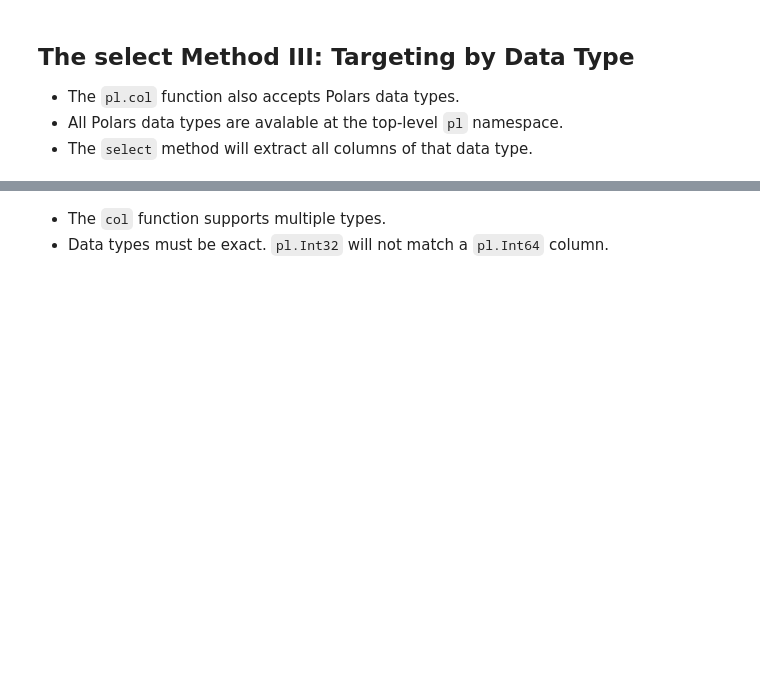
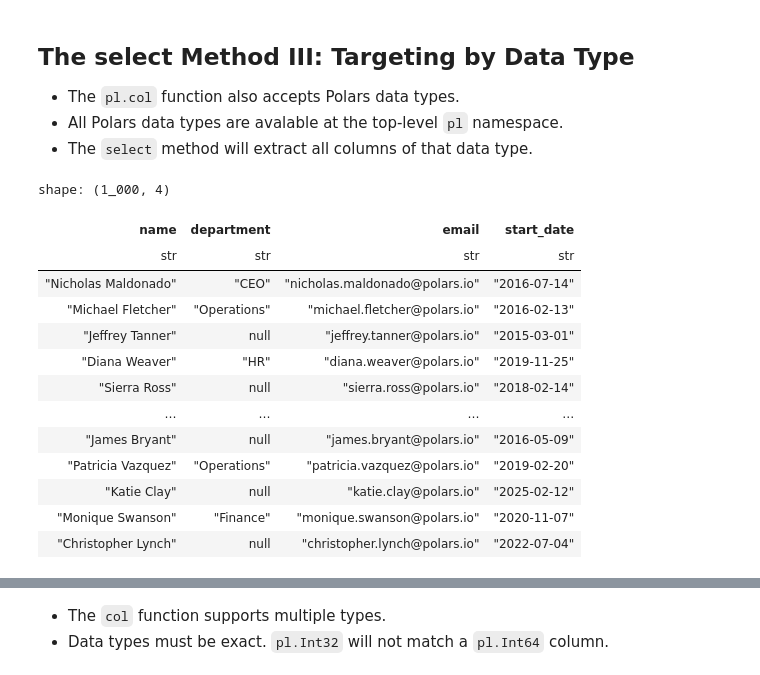
Before and after one commit to yaowenqiang/Data-Analysis-with-Polars-and-Python, a Jupyter notebook: incomplete/04 - DataFrames I.ipynb, the cells around one changed output, grey strips where cells are left out. Cells and saved outputs as stored; diff of their text form; code cells hidden in the pictures; blank space fills up the shorter version.

```diff
--- a/incomplete/04 - DataFrames I.ipynb
+++ b/incomplete/04 - DataFrames I.ipynb
@@ -551,3 +551,20 @@ shape: (1, 3)
 - The `pl.col` function also accepts Polars data types.
 - All Polars data types are avalable at the top-level `pl` namespace.
 - The `select` method will extract all columns of that data type.
+# %%
+employees.select(pl.col(pl.String))
+# %% [output]
+shape: (1_000, 4)
+| name | department | email | start_date |
+| str | str | str | str |
+| "Nicholas Maldonado" | "CEO" | "nicholas.maldonado@polars.io" | "2016-07-14" |
+| "Michael Fletcher" | "Operations" | "michael.fletcher@polars.io" | "2016-02-13" |
+| "Jeffrey Tanner" | null | "jeffrey.tanner@polars.io" | "2015-03-01" |
+| "Diana Weaver" | "HR" | "diana.weaver@polars.io" | "2019-11-25" |
+| "Sierra Ross" | null | "sierra.ross@polars.io" | "2018-02-14" |
+| … | … | … | … |
+| "James Bryant" | null | "james.bryant@polars.io" | "2016-05-09" |
+| "Patricia Vazquez" | "Operations" | "patricia.vazquez@polars.io" | "2019-02-20" |
+| "Katie Clay" | null | "katie.clay@polars.io" | "2025-02-12" |
+| "Monique Swanson" | "Finance" | "monique.swanson@polars.io" | "2020-11-07" |
+| "Christopher Lynch" | null | "christopher.lynch@polars.io" | "2022-07-04" |
```
Also changed, not shown: parts of 13 cells of this notebook.
